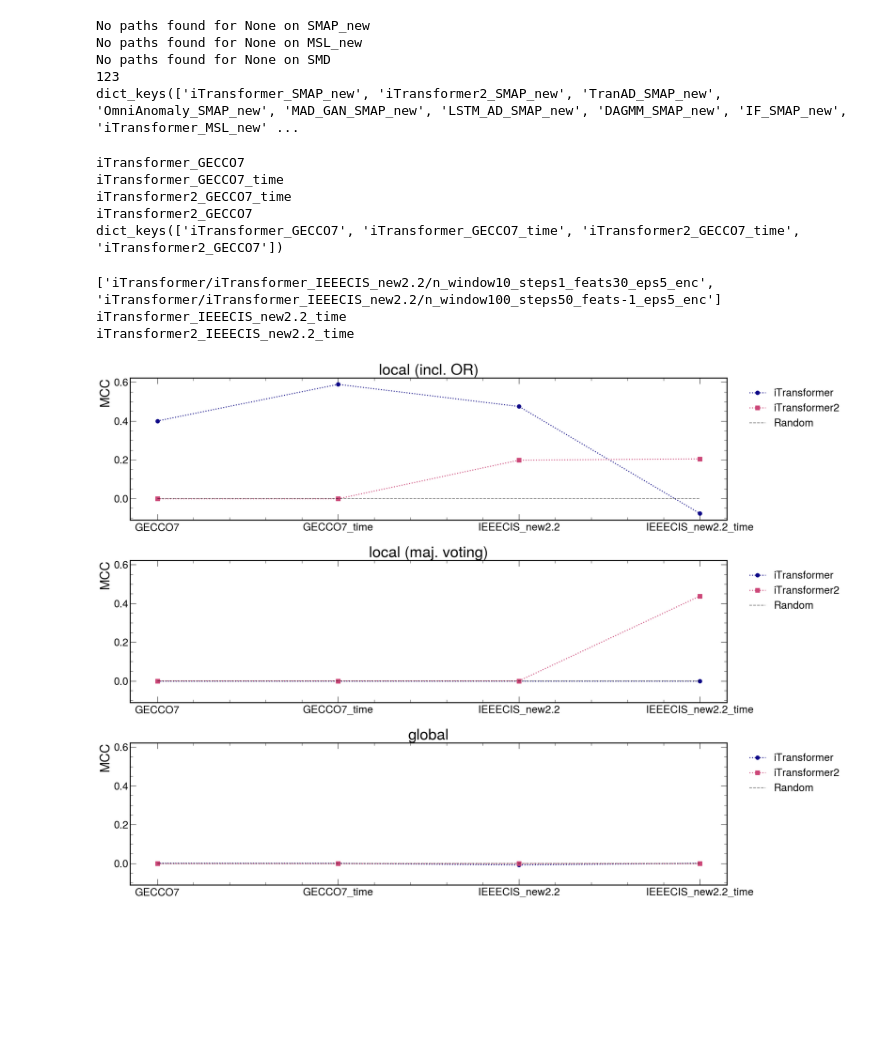
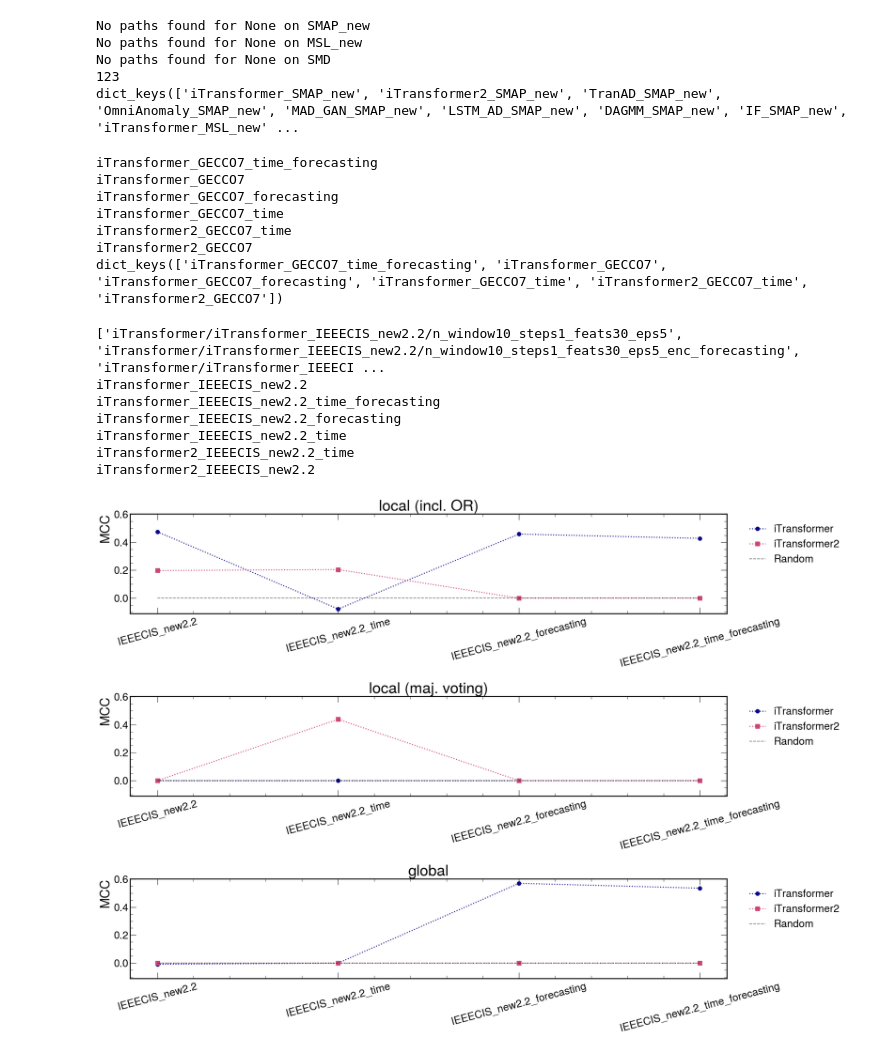
Before and after one commit to PedroKochinski/TSAD_from_laurab222, a Jupyter notebook: visualise.ipynb, the cells around one changed output. Cells and saved outputs as stored; diff of their text form; code cells hidden in the pictures; blank space fills up the shorter version.

Commit message:
first version with forecasting

```diff
--- a/visualise.ipynb
+++ b/visualise.ipynb
@@ -1233,7 +1233,7 @@ def plot_mcc_scores(results, modes, datasets, models, name=None):
             axs[i].plot(datasets, mcc_scores, marker=markers[j % len(markers)], linestyle=':', linewidth=2,
                          label=model, markersize=8, color=colors[j % len(colors)])
             axs[i].set_xticks(ticks=np.arange(len(datasets)))
-            axs[i].set_xticklabels(labels=datasets)
+            axs[i].set_xticklabels(labels=datasets, rotation=15)
             axs[i].set_ylabel('MCC')
             axs[i].set_title(mode)
             # axs[i].legend(bbox_to_anchor=(1.02, 1), loc='upper left')
@@ -1344,6 +1344,8 @@ for path in paths:
     key = path.split('/')[1]
     if 'enc' in res_path:
         key = key + '_time'
+    if 'forecasting' in res_path:
+        key = key + 'forecasting'
     if 'n_window100_' in res_path:
         key = key[:12] + '2' + key[12:]
     print(key)
@@ -1351,18 +1353,20 @@ for path in paths:
 
 print(comp_results.keys())
 # %% [output]
+iTransformer_GECCO7_time_forecasting
 iTransformer_GECCO7
+iTransformer_GECCO7_forecasting
 iTransformer_GECCO7_time
 iTransformer2_GECCO7_time
 iTransformer2_GECCO7
-dict_keys(['iTransformer_GECCO7', 'iTransformer_GECCO7_time', 'iTransformer2_GECCO7_time', 'iTransformer2_GECCO7'])
+dict_keys(['iTransformer_GECCO7_time_forecasting', 'iTransformer_GECCO7', 'iTransformer_GECCO7_forecasting', 'iTransformer_GECCO7_time', 'iTransformer2_GECCO7_time', 'iTransformer2_GECCO7'])
 # %%
 
 comp_results['iTransformer_IEEECIS_new2.2'] = results['iTransformer_IEEECIS_new2.2']
 comp_results['iTransformer2_IEEECIS_new2.2'] = results['iTransformer2_IEEECIS_new2.2']
 
-paths1 = glob.glob(f'iTransformer/iTransformer_IEEECIS_new2.2/*n_window10_*feats30*enc*')
-paths2 = glob.glob(f'iTransformer/iTransformer_IEEECIS_new2.2/*n_window100_*feats-1*enc*')
+paths1 = glob.glob(f'iTransformer/iTransformer_IEEECIS_new2.2/*n_window10_*feats30*')
+paths2 = glob.glob(f'iTransformer/iTransformer_IEEECIS_new2.2/*n_window100_*feats-1*')
 paths = paths1 + paths2
 print(paths)
 
@@ -1370,22 +1374,30 @@ for path in paths:
     res_path = f'{path}/results/res.csv'
     res = pd.read_csv(res_path)
     key = path.split('/')[1]
-    key = key + '_time'
+    if 'enc' in res_path:
+        key = key + '_time'
+    if 'forecasting' in res_path:
+        key = key + '_forecasting'
     if 'n_window100_' in res_path:
         key = key[:12] + '2' + key[12:]
     print(key)
     comp_results[key] = res.iloc[-3:]
 # %% [output]
-['iTransformer/iTransformer_IEEECIS_new2.2/n_window10_steps1_feats30_eps5_enc', 'iTransformer/iTransformer_IEEECIS_new2.2/n_window100_steps50_feats-1_eps5_enc']
+['iTransformer/iTransformer_IEEECIS_new2.2/n_window10_steps1_feats30_eps5', 'iTransformer/iTransformer_IEEECIS_new2.2/n_window10_steps1_feats30_eps5_enc_forecasting', 'iTransformer/iTransformer_IEEECI ...
+iTransformer_IEEECIS_new2.2
+iTransformer_IEEECIS_new2.2_time_forecasting
+iTransformer_IEEECIS_new2.2_forecasting
 iTransformer_IEEECIS_new2.2_time
 iTransformer2_IEEECIS_new2.2_time
+iTransformer2_IEEECIS_new2.2
 # %%
-datasets3 = ['GECCO7', 'GECCO7_time', 'IEEECIS_new2.2', 'IEEECIS_new2.2_time']
+datasets3 = ['IEEECIS_new2.2', 'IEEECIS_new2.2_time', 'IEEECIS_new2.2_forecasting', 'IEEECIS_new2.2_time_forecasting']
+    # ['GECCO7', 'GECCO7_time', 'GECCO7_forecasting', 'GECCO7_time_forecasting']
 models3 = ['iTransformer', 'iTransformer2']
 
 plot_mcc_scores(comp_results, modes, datasets3, models3) #, name='comp7')
 # %% [output]
-[figure, old version]
+[figure, new version]
 # %%
 results['iTransformer_GECCO7_time'] = comp_results['iTransformer_GECCO7_time']
 results['iTransformer2_GECCO7_time'] = comp_results['iTransformer2_GECCO7_time']
```
Also changed, not shown: parts of 2 cells of this notebook, 5 other files.
